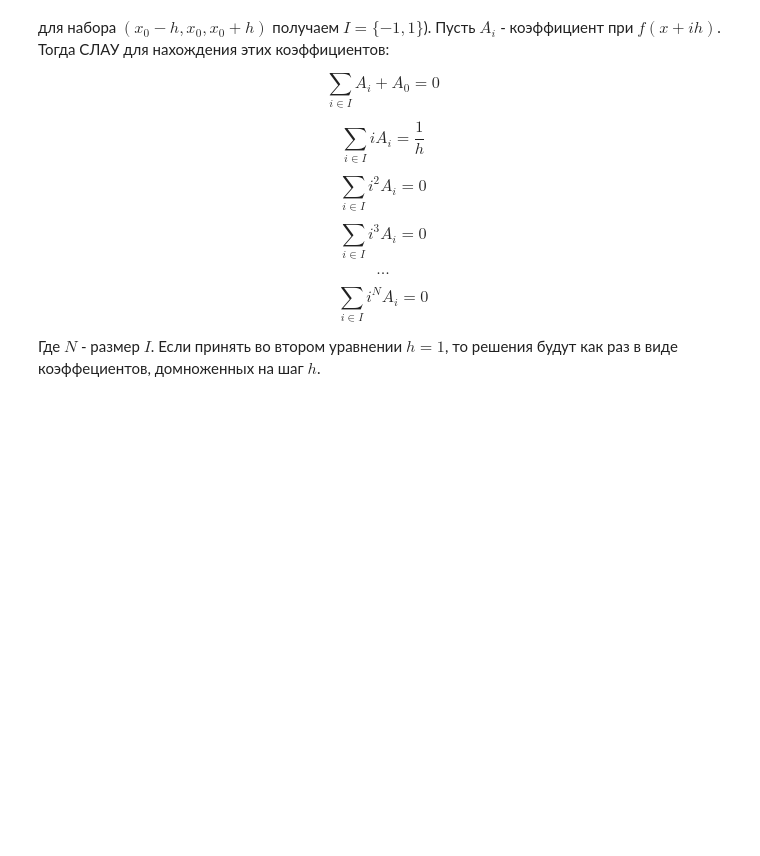
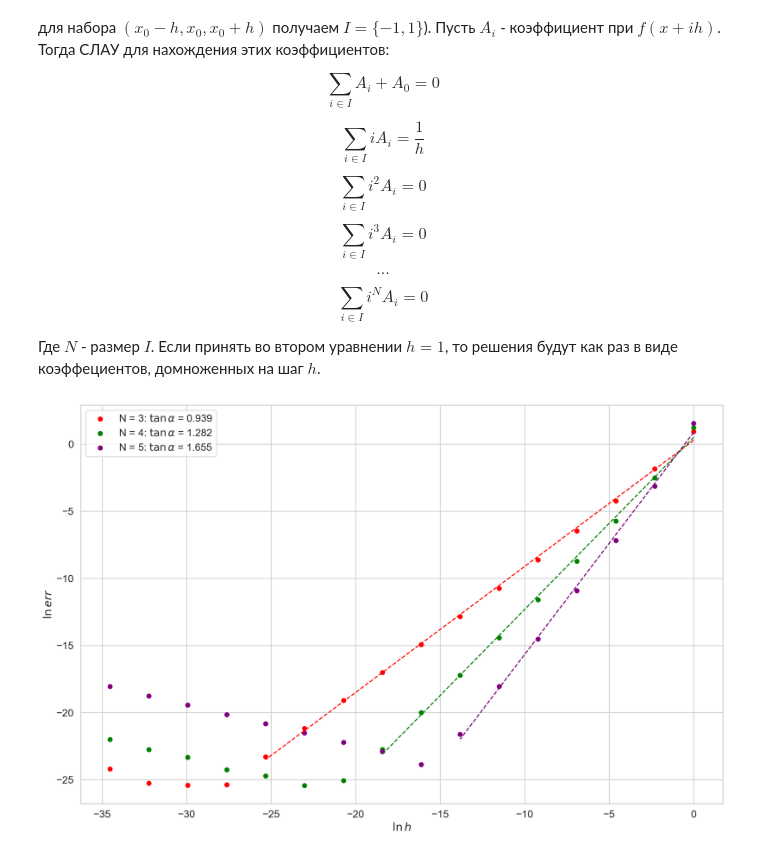
Before and after one commit to kekoveca/CompMathPSAT, a Jupyter notebook: post_proccessing/NumDerivativeFolder/NumDerivativeProc.ipynb, the cells around one changed output. Saved outputs shown, nothing was run; the diff lists cells and outputs as text; code cells hidden in the pictures; blank space fills up the shorter version.

```diff
--- a/post_proccessing/NumDerivativeFolder/NumDerivativeProc.ipynb
+++ b/post_proccessing/NumDerivativeFolder/NumDerivativeProc.ipynb
@@ -3,6 +3,8 @@ import numpy as np
 import matplotlib.pyplot as plt
 import seaborn as sns
 import pandas as pd
+
+sns.set_theme(style= 'whitegrid', font_scale=1.3)
 # %% [markdown]
 ## Численное дифференцирование
 
@@ -35,3 +37,41 @@ import pandas as pd
 \end{equation}
 
 Где $N$ - размер $I$. Если принять во втором уравнении $h = 1$, то решения будут как раз в виде коэффециентов, домноженных на шаг $h$.
+# %%
+data = pd.read_csv('errors.txt', header= None, dtype= np.float64)
+h = [1 * 0.1 ** i for i in range(16)]
+N = [3, 4, 5]
+x_data = np.log(h)
+# %%
+y_data3 = np.log(data.iloc[0, :-1])
+y_data4 = np.log(data.iloc[1, :-1])
+y_data5 = np.log(data.iloc[2, :-1])
+
+p3 = np.polyfit(x_data[:12], y_data3[:12], 1)
+y_3 = np.polyval(p3, x_data[:12])
+k3 = p3[0]
+
+p4 = np.polyfit(x_data[:9], y_data4[:9], 1)
+y_4 = np.polyval(p4, x_data[:9])
+k4 = p4[0]
+
+p5 = np.polyfit(x_data[:7], y_data5[:7], 1)
+y_5 = np.polyval(p5, x_data[:7])
+k5 = p5[0]
+
+
+plt.figure(figsize= (16,10), dpi= 200)
+plt.scatter(x_data, y_data3, c = 'red', label = f'N = 3: $\\tan \\alpha$ = {k3:.3f}')
+plt.plot(x_data[:12], y_3, c = 'red', linestyle = '--')
+plt.scatter(x_data, y_data4, c = 'green', label = f'N = 4: $\\tan \\alpha$ = {k4:.3f}')
+plt.plot(x_data[:9], y_4, c = 'green', linestyle = '--')
+plt.scatter(x_data, y_data5, c = 'purple', label = f'N = 5: $\\tan \\alpha$ = {k5:.3f}')
+plt.plot(x_data[:7], y_5, c = 'purple', linestyle = '--')
+
+
+plt.legend(loc = 'upper left')
+plt.xlabel('$\ln h$')
+plt.ylabel('$\ln err$')
+plt.savefig(f'plot345N')
+# %% [output]
+[figure, added]
```
Also changed, not shown: 4 other files.
